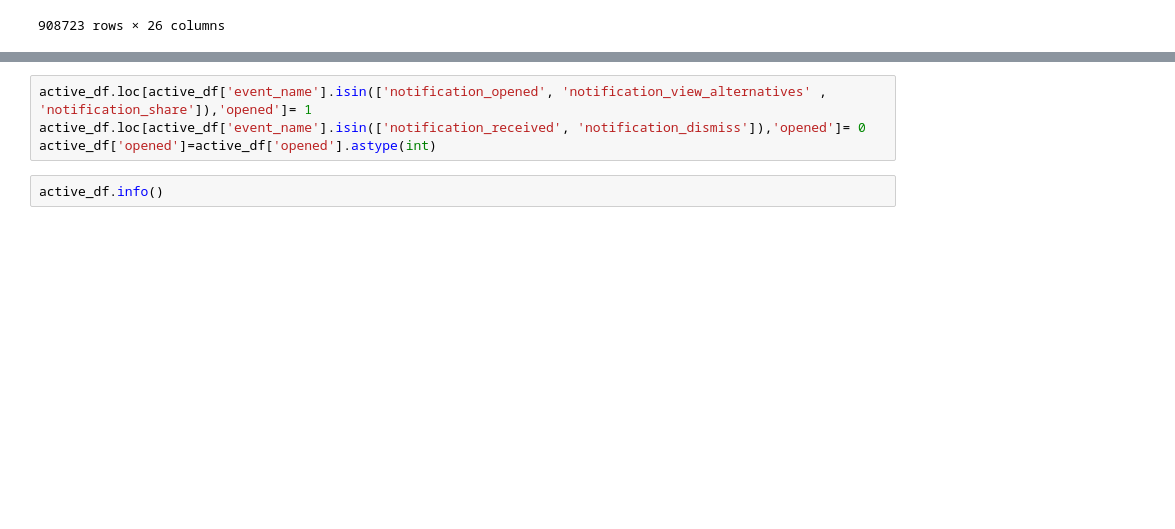
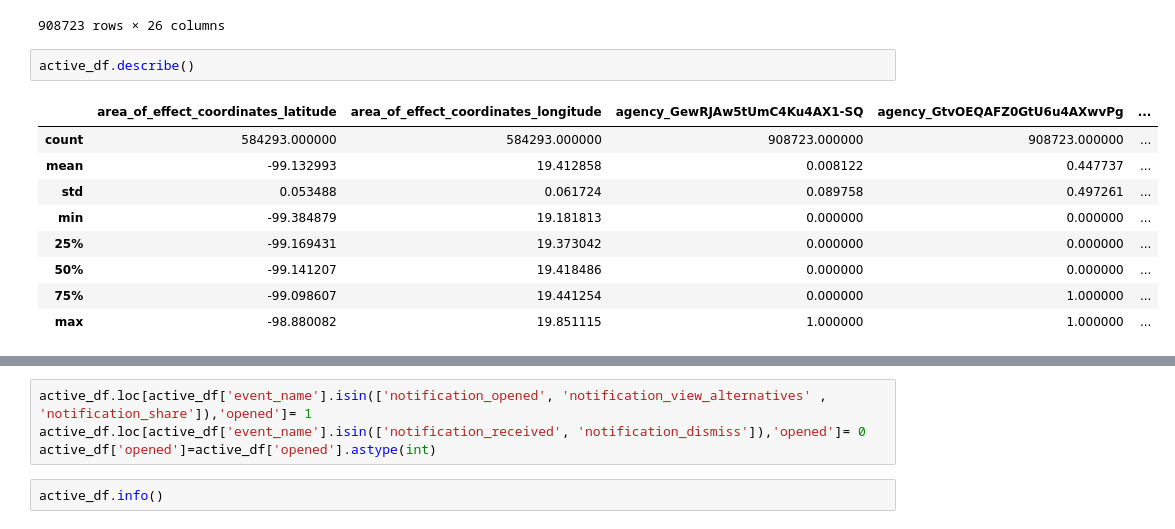
Before and after one commit to ComMutants/Capstone-WIMT, a Jupyter notebook: notebooks/CHRIS_EDA.ipynb, the cells around one changed output, grey strips where cells are left out. Cells and saved outputs as stored; diff of their text form; blank space fills up the shorter version.

```diff
--- a/notebooks/CHRIS_EDA.ipynb
+++ b/notebooks/CHRIS_EDA.ipynb
@@ -52,6 +53,18 @@ active_df
 | 908721 | 2021-07-06 12:28:27.916002 | notification_opened | bfd2d | -MdvKCnIXRL8TLX0fzWw | MDJztkPe6xGEdyPHk--PKA | 2021-07-06 10:19:57 | 2021-07-06 10:20:24 | 2021-07-06 13:00:00 | ... |
 | 908722 | 2021-07-06 00:53:02.739009 | notification_opened | 59258 | -Mdt70jiDN6wjnQksMNh | 4EDEie3d6xGf17VsriRlgg | 2021-07-06 00:03:05 | 2021-07-06 00:07:29 | 2021-07-06 02:00:01 | ... |
 908723 rows × 26 columns
+# %%
+active_df.describe()
+# %% [output]
+|  | area_of_effect_coordinates_latitude | area_of_effect_coordinates_longitude | agency_GewRJAw5tUmC4Ku4AX1-SQ | agency_GtvOEQAFZ0GtU6u4AXwvPg | ... |
+| count | 584293.000000 | 584293.000000 | 908723.000000 | 908723.000000 | ... |
+| mean | -99.132993 | 19.412858 | 0.008122 | 0.447737 | ... |
+| std | 0.053488 | 0.061724 | 0.089758 | 0.497261 | ... |
+| min | -99.384879 | 19.181813 | 0.000000 | 0.000000 | ... |
+| 25% | -99.169431 | 19.373042 | 0.000000 | 0.000000 | ... |
+| 50% | -99.141207 | 19.418486 | 0.000000 | 0.000000 | ... |
+| 75% | -99.098607 | 19.441254 | 0.000000 | 1.000000 | ... |
+| max | -98.880082 | 19.851115 | 1.000000 | 1.000000 | ... |
 # %%
 active_df.info()
 # %% [output]
```
Also changed, not shown: parts of 29 cells of this notebook.
